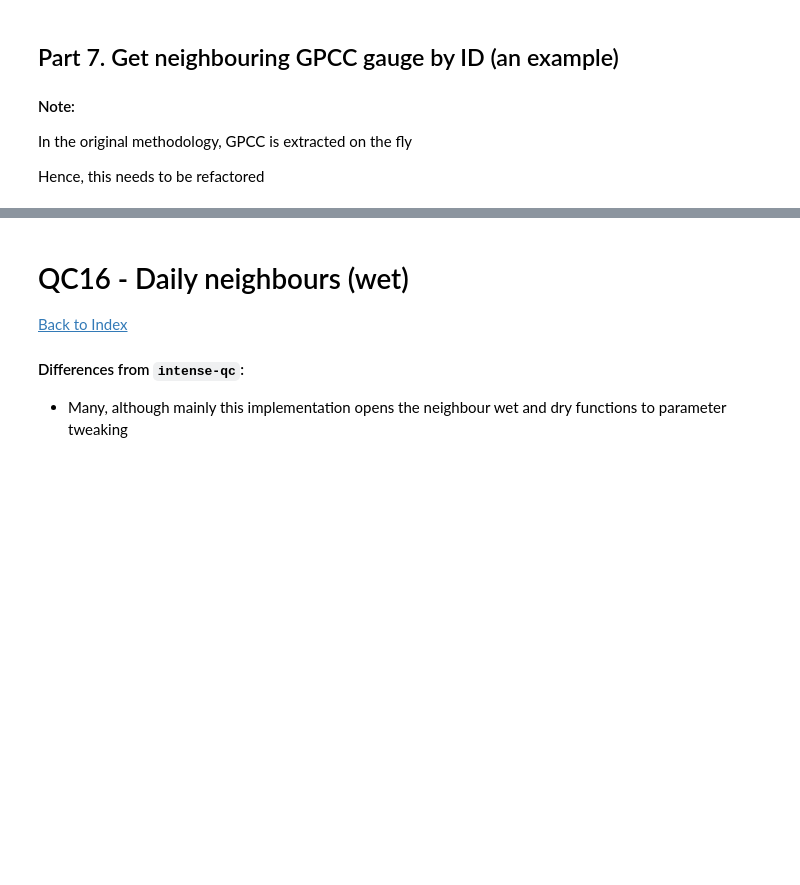
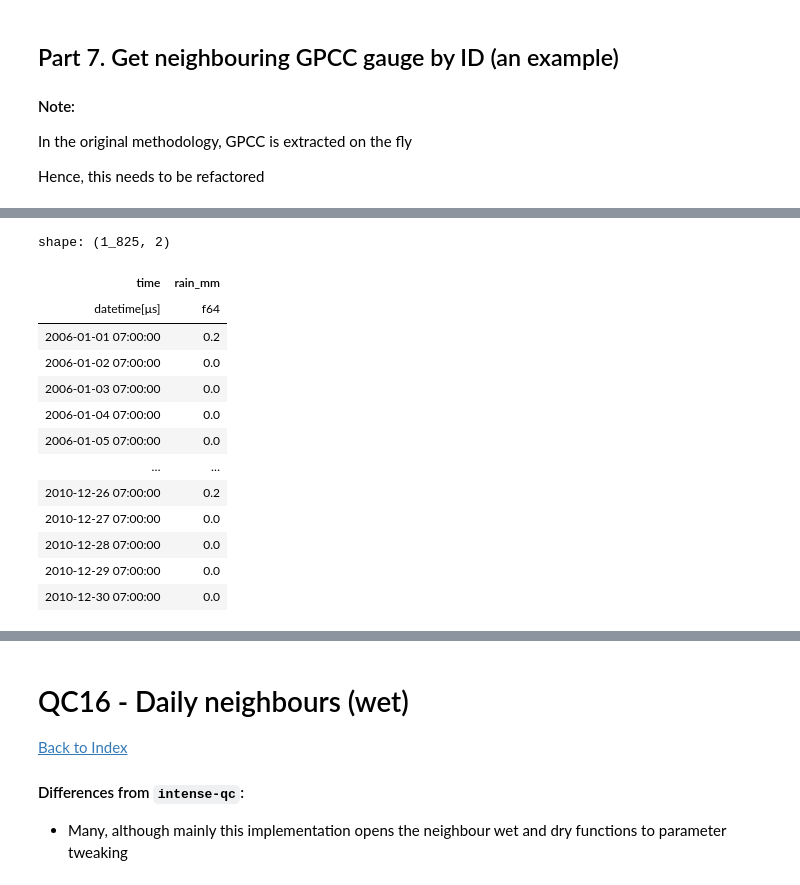
Before and after one commit to Thomasjkeel/RainfallQC-notebooks, a Jupyter notebook: notebooks/neighbour_checks.ipynb, the cells around one changed output, grey strips where cells are left out. Cells and saved outputs as stored; diff of their text form; code cells hidden in the pictures; blank space fills up the shorter version.

```diff
--- a/notebooks/neighbour_checks.ipynb
+++ b/notebooks/neighbour_checks.ipynb
@@ -425,0 +440,24 @@ shape: (5_875, 16)
+# %%
+## resample into daily (also round to 1 decimal place) TODO: check offset part
+target_gauge_daily = target_gauge.group_by_dynamic("time", every='1d', offset='7h')\
+    .agg([
+                    pl.len().alias("n_hours"),
+                    pl.col(rain_col).mean().round(1).alias(rain_col),
+            ])\
+    .filter(pl.col("n_hours") == 24).drop("n_hours")  # Ensure at least 24 data points
+target_gauge_daily
+# %% [output]
+shape: (1_825, 2)
+| time | rain_mm |
+| datetime[μs] | f64 |
+| 2006-01-01 07:00:00 | 0.2 |
+| 2006-01-02 07:00:00 | 0.0 |
+| 2006-01-03 07:00:00 | 0.0 |
+| 2006-01-04 07:00:00 | 0.0 |
+| 2006-01-05 07:00:00 | 0.0 |
+| … | … |
+| 2010-12-26 07:00:00 | 0.2 |
+| 2010-12-27 07:00:00 | 0.0 |
+| 2010-12-28 07:00:00 | 0.0 |
+| 2010-12-29 07:00:00 | 0.0 |
+| 2010-12-30 07:00:00 | 0.0 |
```
Also changed, not shown: parts of 17 cells of this notebook.
